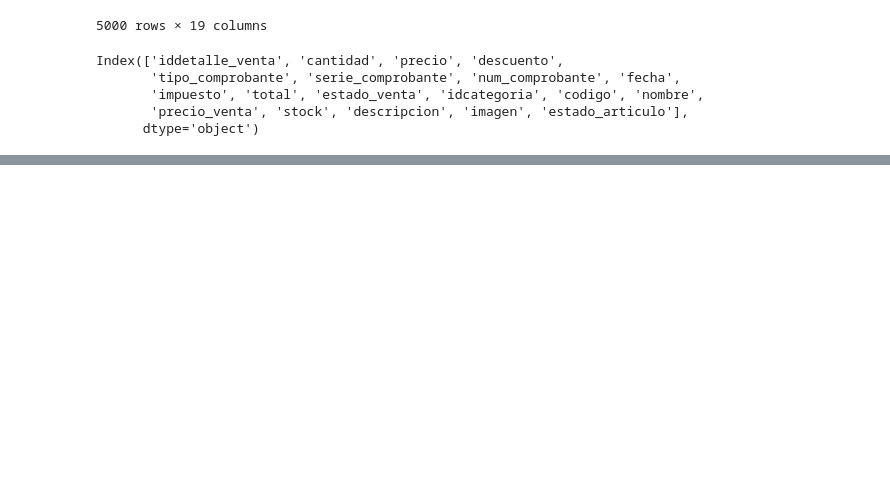
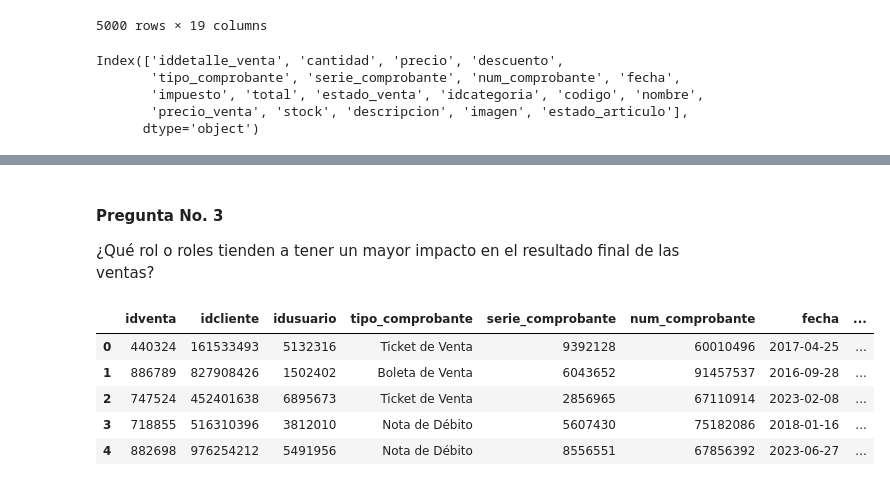
Before and after one commit to luistunag/Proyecto_Final, a Jupyter notebook: Preguntas_de_Negocio.ipynb, the cells around one changed output, grey strips where cells are left out. Cells and saved outputs as stored; diff of their text form; code cells hidden in the pictures; blank space fills up the shorter version.

```diff
--- a/Preguntas_de_Negocio.ipynb
+++ b/Preguntas_de_Negocio.ipynb
@@ -5,2 +19,4 @@ import matplotlib.pyplot as plt
+# %%
+postgres_driver = f"""postgresql://{config.get('TRANSACC', 'DB_USER')}:{config.get('TRANSACC', 'DB_PASSWORD')}@{RDS_HOST}:{config.get('TRANSACC', 'DB_PORT')}/{config.get('TRANSACC', 'DB_NAME')}"""
 # %% [markdown]
 #### Pregunta No. 1:
@@ -45,0 +119,15 @@ plt.show()
+# %% [markdown]
+#### Pregunta No. 3
+ ¿Qué rol o roles tienden a tener un mayor impacto en el resultado final de las ventas?
+# %%
+sql_query = 'SELECT * FROM venta;'
+df_venta = pd.read_sql(sql_query, postgres_driver)
+df_venta = df_venta.rename(columns={'estado': 'estado_venta'})
+df_venta.head()
+# %% [output]
+|  | idventa | idcliente | idusuario | tipo_comprobante | serie_comprobante | num_comprobante | fecha | ... |
+| 0 | 440324 | 161533493 | 5132316 | Ticket de Venta | 9392128 | 60010496 | 2017-04-25 | ... |
+| 1 | 886789 | 827908426 | 1502402 | Boleta de Venta | 6043652 | 91457537 | 2016-09-28 | ... |
+| 2 | 747524 | 452401638 | 6895673 | Ticket de Venta | 2856965 | 67110914 | 2023-02-08 | ... |
+| 3 | 718855 | 516310396 | 3812010 | Nota de Débito | 5607430 | 75182086 | 2018-01-16 | ... |
+| 4 | 882698 | 976254212 | 5491956 | Nota de Débito | 8556551 | 67856392 | 2023-06-27 | ... |
```
Also changed, not shown: parts of 17 cells of this notebook.
